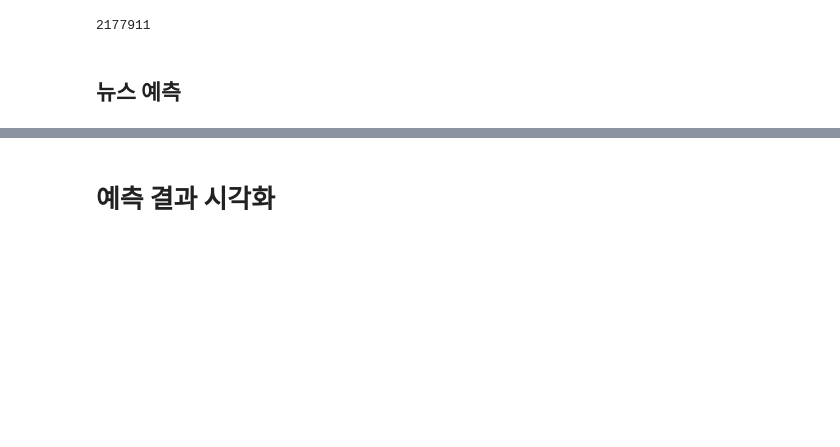
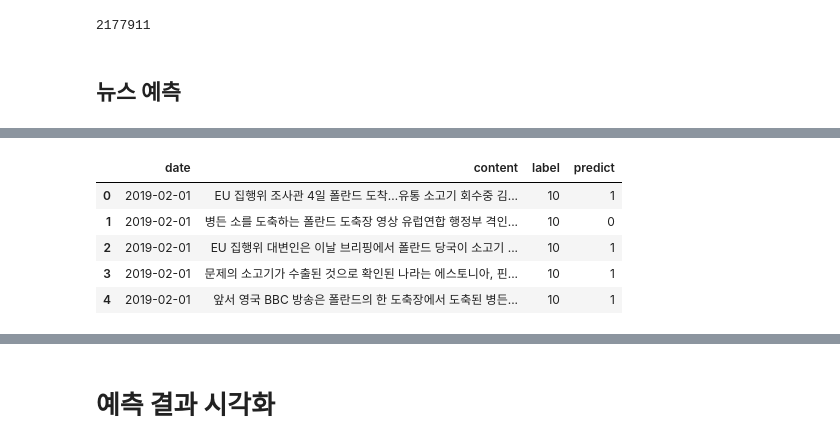
Before and after one commit to yoouza/bigcontest, a Jupyter notebook: estimation/News_Estimation.ipynb, the cells around one changed output, grey strips where cells are left out. Saved outputs shown, nothing was run; the diff lists cells and outputs as text; code cells hidden in the pictures; blank space fills up the shorter version.

```diff
--- a/estimation/News_Estimation.ipynb
+++ b/estimation/News_Estimation.ipynb
@@ -162,3 +180,0 @@ predict[:5]
-# %%
-news_data['predict'] = predict
-news_data.head()
@@ -164,0 +184,3 @@ news_data.head()
+# %%
+predict_result = pd.read_csv('/content/drive/My Drive/Bigcon/2020빅콘테스트 문제데이터(혁신아이디어분야)/분석 모델/predict_news.csv', index_col=0)
+predict_result.head()
@@ -165 +194,12 @@ news_data.head()
+# %%
+predict_news = pd.concat([news_data, predict_result], axis=1)
+predict_news.rename(columns = {'0' : 'predict'}, inplace = True)
+predict_news.head()
+# %% [output]
+|  | date | content | label | predict |
+| 0 | 2019-02-01 | EU 집행위 조사관 4일 폴란드 도착…유통 소고기 회수중 김... | 10 | 1 |
+| 1 | 2019-02-01 | 병든 소를 도축하는 폴란드 도축장 영상 유럽연합 행정부 격인... | 10 | 0 |
+| 2 | 2019-02-01 | EU 집행위 대변인은 이날 브리핑에서 폴란드 당국이 소고기 ... | 10 | 1 |
+| 3 | 2019-02-01 | 문제의 소고기가 수출된 것으로 확인된 나라는 에스토니아, 핀... | 10 | 1 |
+| 4 | 2019-02-01 | 앞서 영국 BBC 방송은 폴란드의 한 도축장에서 도축된 병든... | 10 | 1 |
 # %%
```
Also changed, not shown: parts of 21 cells of this notebook.
